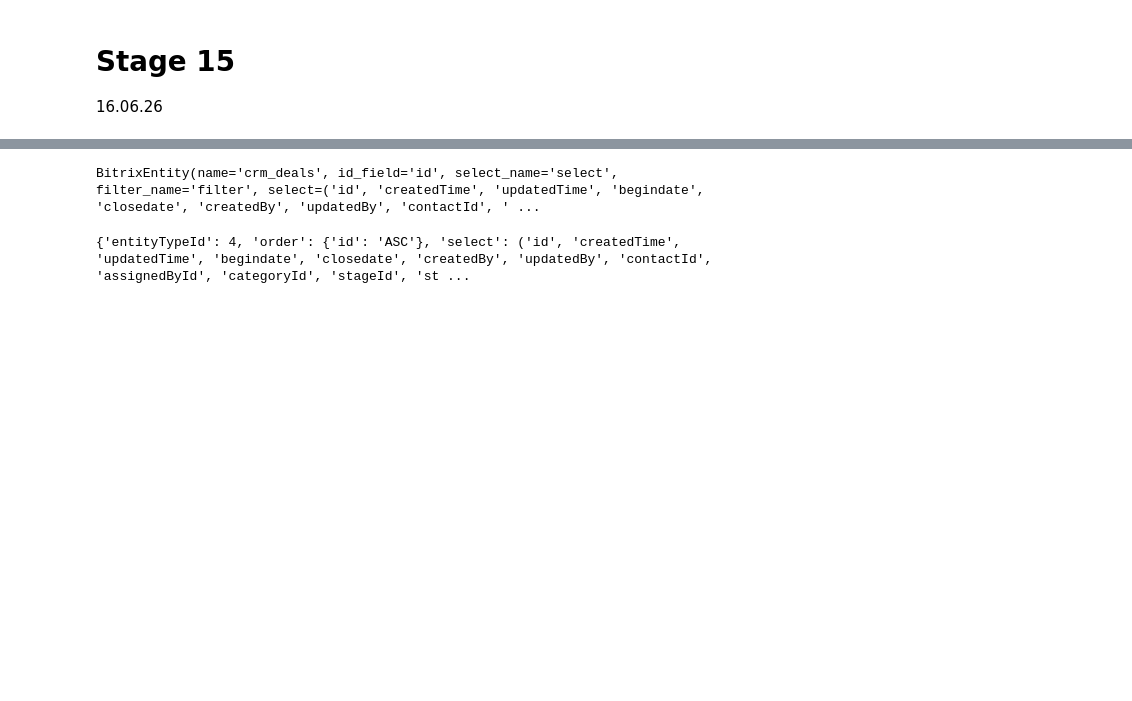
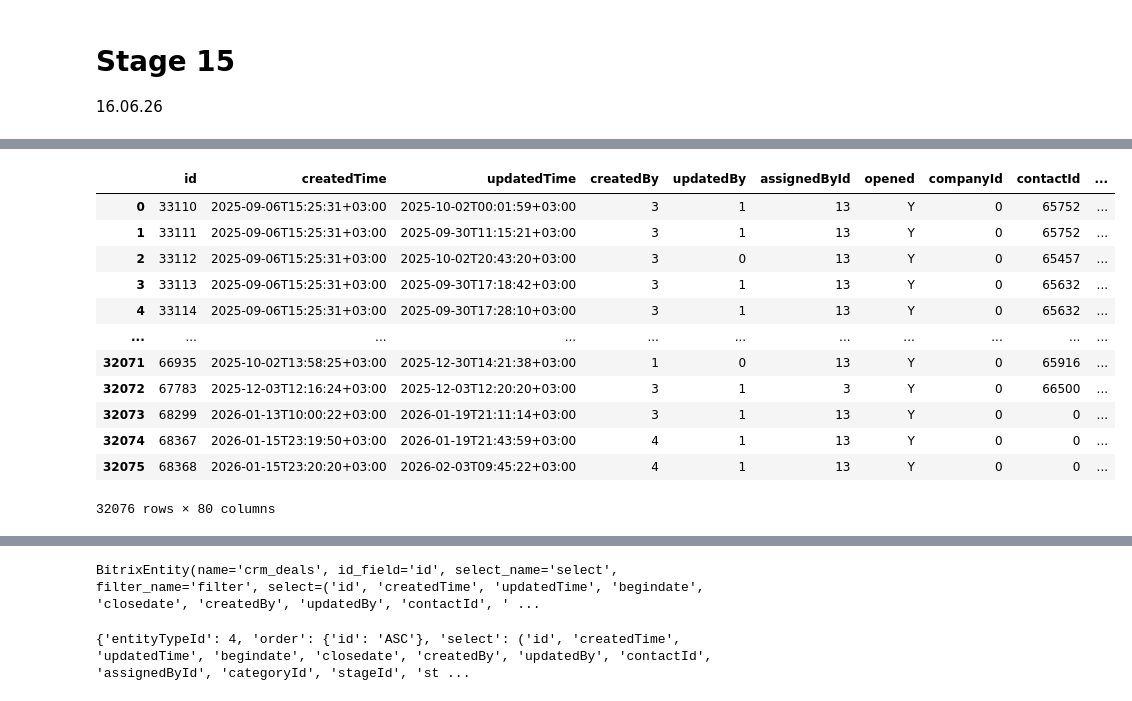
Before and after one commit to iasonov/HSE_dashboard, a Jupyter notebook: src/test.ipynb, the cells around one changed output, grey strips where cells are left out. Saved outputs shown, nothing was run; the diff lists cells and outputs as text; code cells hidden in the pictures; blank space fills up the shorter version.

```diff
--- a/src/test.ipynb
+++ b/src/test.ipynb
@@ -3,0 +42,4 @@
+# %%
+print(applications.shape)
+applications = clean_dataframe(applications)
+applications.describe()
@@ -3,0 +198,16 @@
+# %%
+display(applications)
+# %% [output]
+|  | id | createdTime | updatedTime | createdBy | updatedBy | assignedById | opened | companyId | contactId | ... |
+| 0 | 33110 | 2025-09-06T15:25:31+03:00 | 2025-10-02T00:01:59+03:00 | 3 | 1 | 13 | Y | 0 | 65752 | ... |
+| 1 | 33111 | 2025-09-06T15:25:31+03:00 | 2025-09-30T11:15:21+03:00 | 3 | 1 | 13 | Y | 0 | 65752 | ... |
+| 2 | 33112 | 2025-09-06T15:25:31+03:00 | 2025-10-02T20:43:20+03:00 | 3 | 0 | 13 | Y | 0 | 65457 | ... |
+| 3 | 33113 | 2025-09-06T15:25:31+03:00 | 2025-09-30T17:18:42+03:00 | 3 | 1 | 13 | Y | 0 | 65632 | ... |
+| 4 | 33114 | 2025-09-06T15:25:31+03:00 | 2025-09-30T17:28:10+03:00 | 3 | 1 | 13 | Y | 0 | 65632 | ... |
+| ... | ... | ... | ... | ... | ... | ... | ... | ... | ... | ... |
+| 32071 | 66935 | 2025-10-02T13:58:25+03:00 | 2025-12-30T14:21:38+03:00 | 1 | 0 | 13 | Y | 0 | 65916 | ... |
+| 32072 | 67783 | 2025-12-03T12:16:24+03:00 | 2025-12-03T12:20:20+03:00 | 3 | 1 | 3 | Y | 0 | 66500 | ... |
+| 32073 | 68299 | 2026-01-13T10:00:22+03:00 | 2026-01-19T21:11:14+03:00 | 3 | 1 | 13 | Y | 0 | 0 | ... |
+| 32074 | 68367 | 2026-01-15T23:19:50+03:00 | 2026-01-19T21:43:59+03:00 | 4 | 1 | 13 | Y | 0 | 0 | ... |
+| 32075 | 68368 | 2026-01-15T23:20:20+03:00 | 2026-02-03T09:45:22+03:00 | 4 | 1 | 13 | Y | 0 | 0 | ... |
+32076 rows × 80 columns
```
Also changed, not shown: parts of 18 cells of this notebook, 9 other files.
